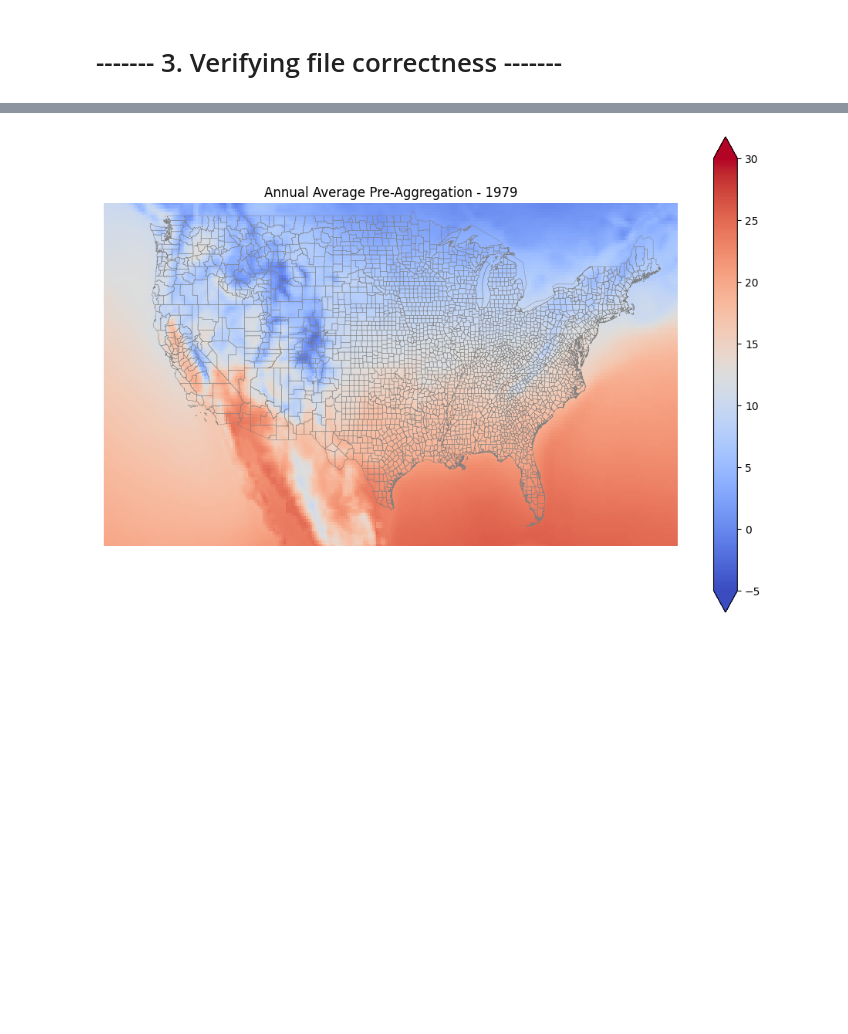
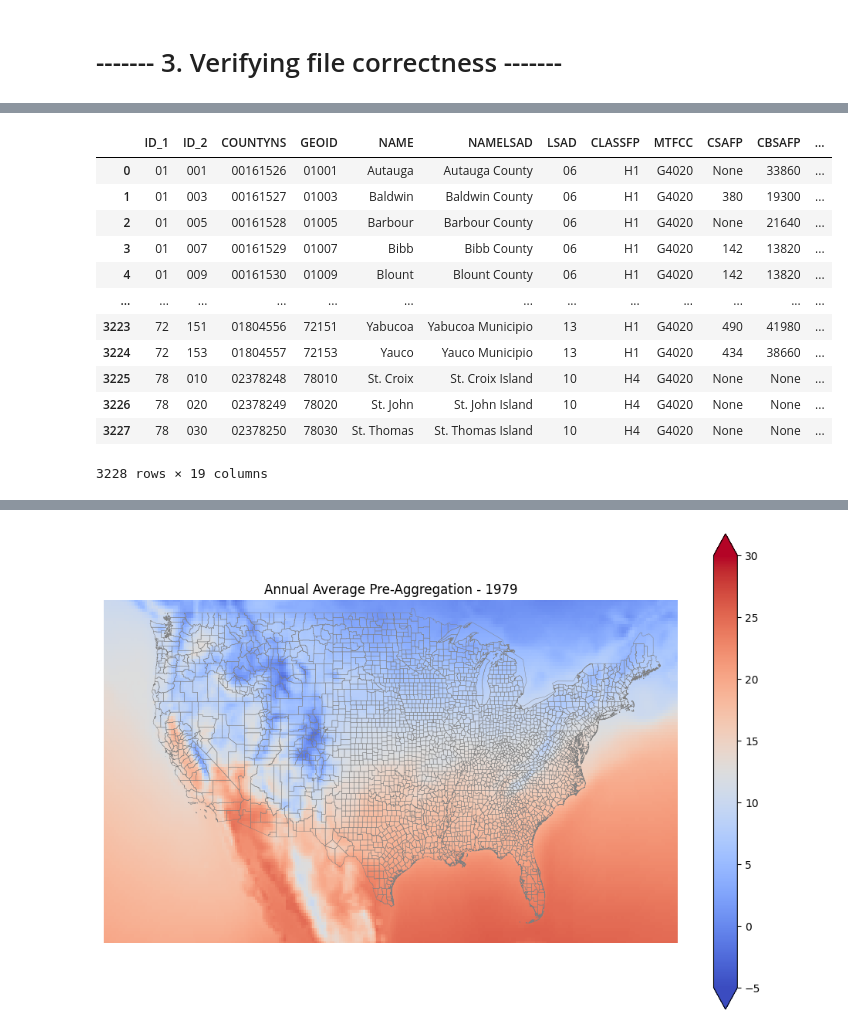
Before and after one commit to yougsanghvi/global_suicide_dummy, a Jupyter notebook: code/archive/c_aggregated_visualization vOld.ipynb, the cells around one changed output, grey strips where cells are left out. Saved outputs shown, nothing was run; the diff lists cells and outputs as text; code cells hidden in the pictures; blank space fills up the shorter version.

```diff
--- a/code/gdnat_manipulation/c_aggregated_visualization.ipynb
+++ b/code/archive/c_aggregated_visualization vOld.ipynb
@@ -122,2 +238,18 @@ gdnat_2 = xr.open_dataset(gdnat_1_path, chunks={"time": 365})
+# %%
+usa_counties
+# %% [output]
+|  | ID_1 | ID_2 | COUNTYNS | GEOID | NAME | NAMELSAD | LSAD | CLASSFP | MTFCC | CSAFP | CBSAFP | ... |
+| 0 | 01 | 001 | 00161526 | 01001 | Autauga | Autauga County | 06 | H1 | G4020 | None | 33860 | ... |
+| 1 | 01 | 003 | 00161527 | 01003 | Baldwin | Baldwin County | 06 | H1 | G4020 | 380 | 19300 | ... |
+| 2 | 01 | 005 | 00161528 | 01005 | Barbour | Barbour County | 06 | H1 | G4020 | None | 21640 | ... |
+| 3 | 01 | 007 | 00161529 | 01007 | Bibb | Bibb County | 06 | H1 | G4020 | 142 | 13820 | ... |
+| 4 | 01 | 009 | 00161530 | 01009 | Blount | Blount County | 06 | H1 | G4020 | 142 | 13820 | ... |
+| ... | ... | ... | ... | ... | ... | ... | ... | ... | ... | ... | ... | ... |
+| 3223 | 72 | 151 | 01804556 | 72151 | Yabucoa | Yabucoa Municipio | 13 | H1 | G4020 | 490 | 41980 | ... |
+| 3224 | 72 | 153 | 01804557 | 72153 | Yauco | Yauco Municipio | 13 | H1 | G4020 | 434 | 38660 | ... |
+| 3225 | 78 | 010 | 02378248 | 78010 | St. Croix | St. Croix Island | 10 | H4 | G4020 | None | None | ... |
+| 3226 | 78 | 020 | 02378249 | 78020 | St. John | St. John Island | 10 | H4 | G4020 | None | None | ... |
+| 3227 | 78 | 030 | 02378250 | 78030 | St. Thomas | St. Thomas Island | 10 | H4 | G4020 | None | None | ... |
+3228 rows × 19 columns
 # %%
 # NA checks for aggregated output
```
Also changed, not shown: parts of 15 cells of this notebook, 5 other files.
